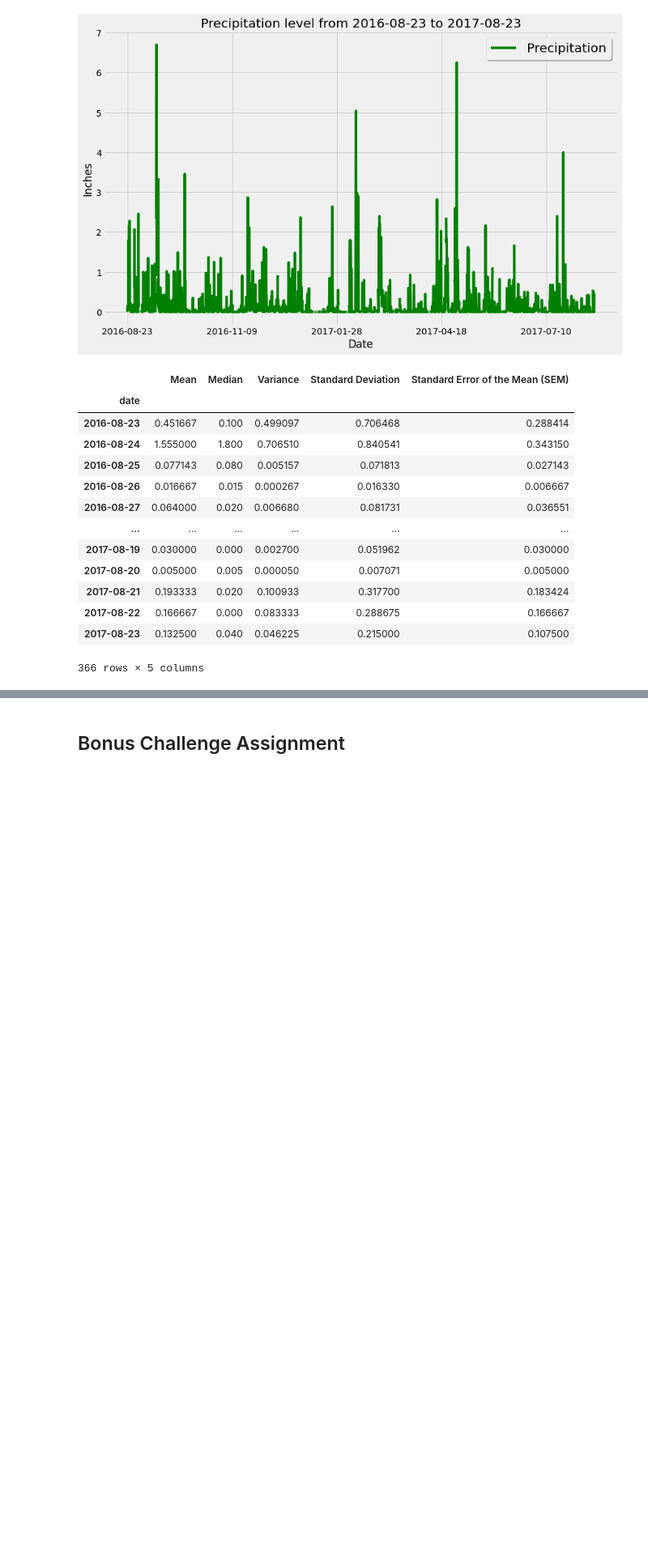
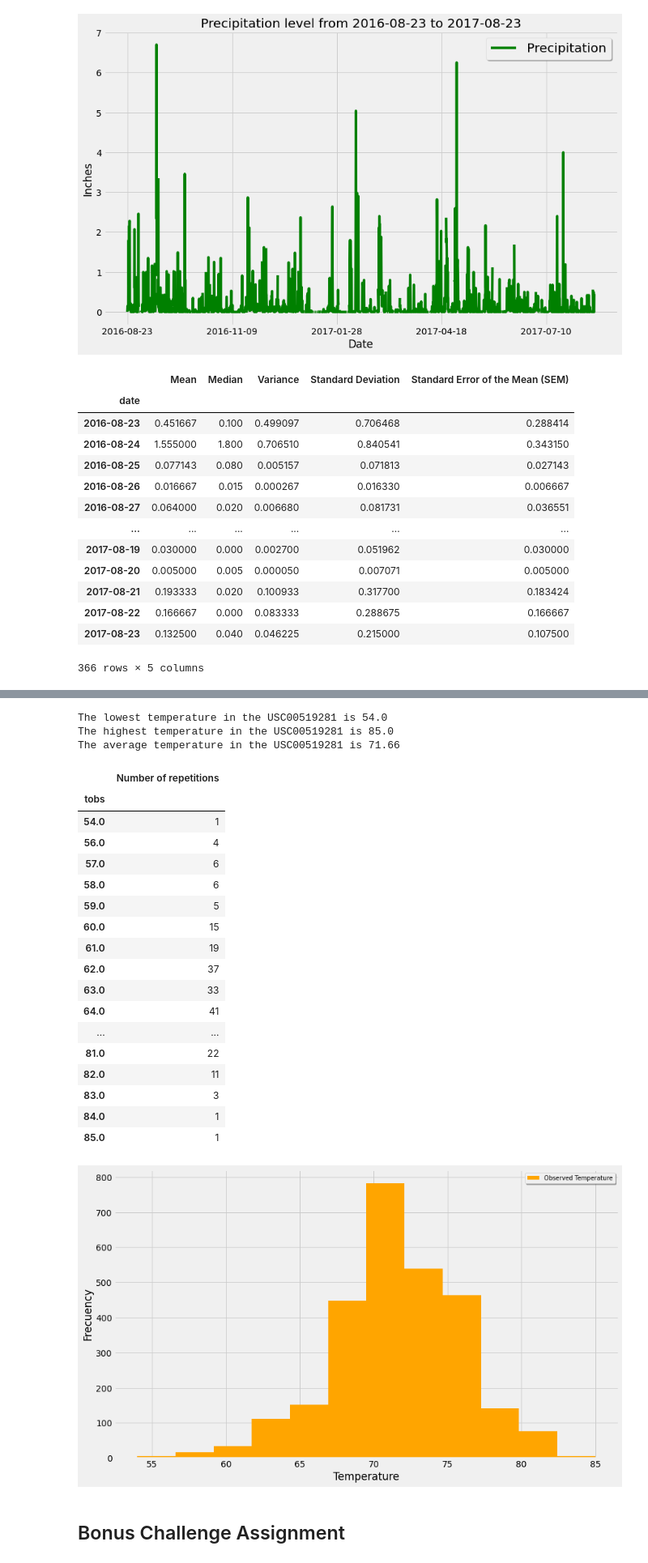
Before and after one commit to mariasierralizarazo/sqlalchemy-challenge, a Jupyter notebook: climate.ipynb, the cells around one changed output, grey strips where cells are left out. Shown at 81% size. Cells and saved outputs as stored; diff of their text form; code cells hidden in the pictures; blank space fills up the shorter version.

Commit message:
Temperature and station analysis and plotting

```diff
--- a/climate.ipynb
+++ b/climate.ipynb
@@ -140,3 +185,62 @@ Summary_Table
+# %%
+# Using the station id from the previous query, calculate the lowest temperature recorded,
+# highest temperature recorded, and average temperature of the most active station?
+station_temperature = session.query(Measurement.date,Measurement.tobs).\
+               filter(Measurement.station == max_station_name).all()
+
+min_temperature = session.query(func.min(Measurement.tobs)).\
+               filter(Measurement.station == max_station_name).scalar()
+max_temperature = session.query(func.max(Measurement.tobs)).\
+               filter(Measurement.station == max_station_name).scalar()
+average_temperature = round(session.query(func.avg(Measurement.tobs)).\
+               filter(Measurement.station == max_station_name).scalar(),2)
+print(f'The lowest temperature in the {max_station_name} is {min_temperature}')
+print(f'The highest temperature in the {max_station_name} is {max_temperature}')
+print(f'The average temperature in the {max_station_name} is {average_temperature}')
+# %% [output]
+The lowest temperature in the USC00519281 is 54.0
+The highest temperature in the USC00519281 is 85.0
+The average temperature in the USC00519281 is 71.66
+# %%
+# Choose the station with the highest number of temperature observations.
+# Query the last 12 months of temperature observation data for this station and plot the results as a histogram
+
+#Creating DataFrame with the temperature values
+station_temp_df = pd.DataFrame(station_temperature)
+
+# Analizing number of repetitions per temperature
+temp_repetitions = pd.DataFrame(station_temp_df.groupby(['tobs'])["tobs"].count())
+temp_repetitions = temp_repetitions.rename(columns= {'tobs': 'Number of repetitions'})
+
+#Plotting
+ax = station_temp_df.plot.hist('tobs',bins =12, figsize = [13,8], title = "Temperature repetitions"
+                    legend = True, color = 'orange')
+ax.set_xlabel("Temperature")
+ax.set_ylabel('Frecuency')
+ax.legend(labels=['Observed Temperature'],loc='upper right', shadow=True, fontsize='x-small')
+fig = ax.get_figure()
+fig.savefig('figures/histogram_temp.png')
+temp_repetitions
+# %% [output]
+|  | Number of repetitions |
+| tobs |  |
+| 54.0 | 1 |
+| 56.0 | 4 |
+| 57.0 | 6 |
+| 58.0 | 6 |
+| 59.0 | 5 |
+| 60.0 | 15 |
+| 61.0 | 19 |
+| 62.0 | 37 |
+| 63.0 | 33 |
+| 64.0 | 41 |
+| ... | ... |
+| 81.0 | 22 |
+| 82.0 | 11 |
+| 83.0 | 3 |
+| 84.0 | 1 |
+| 85.0 | 1 |
+[figure, added]
 # %% [markdown]
 ## Bonus Challenge Assignment
 # %%
```
Also changed, not shown: parts of 8 cells of this notebook.
